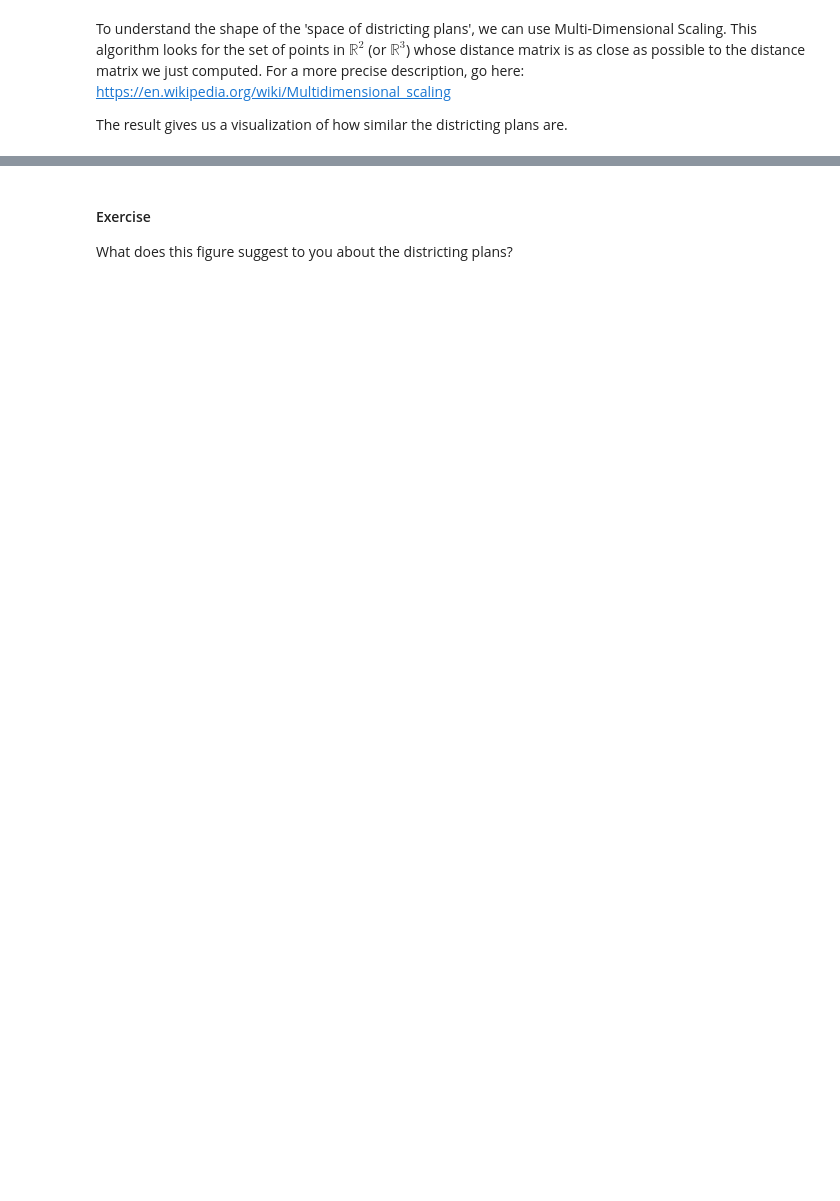
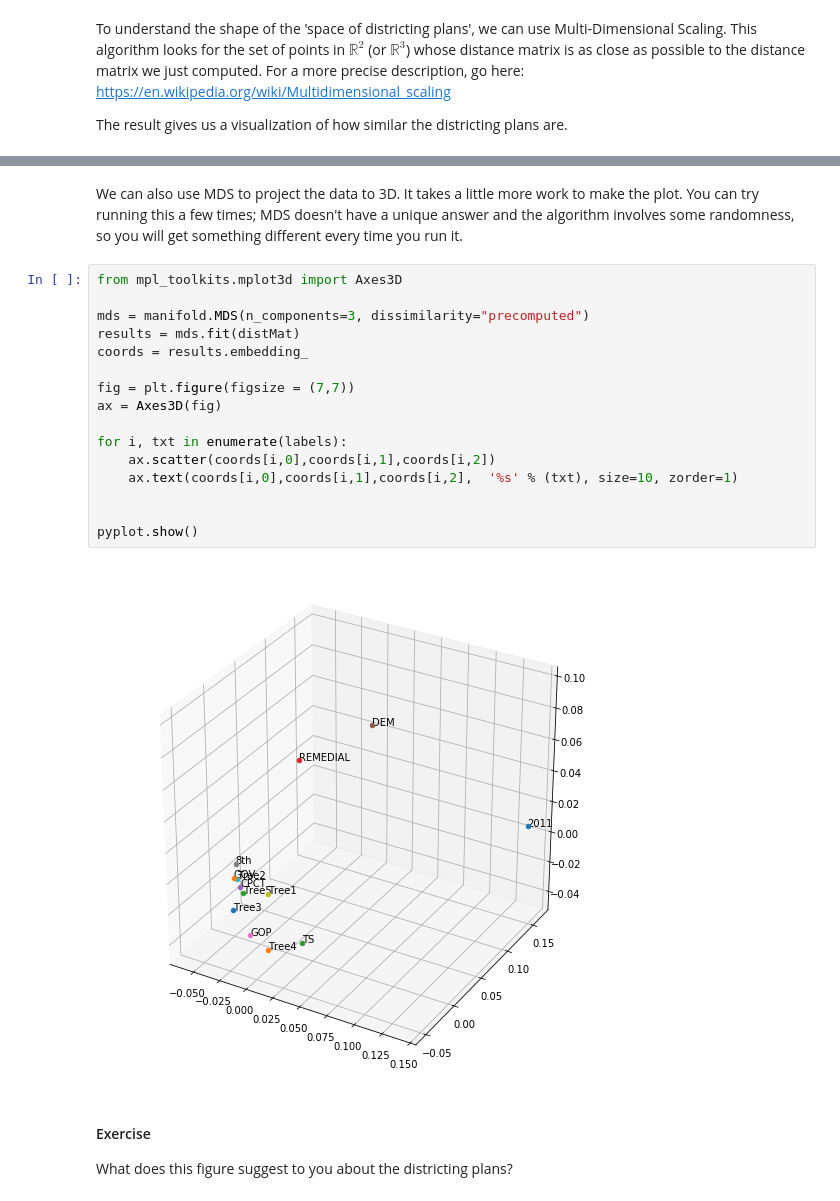
Before and after one commit to trneedham/DistrictingAndTDA, a Jupyter notebook: Notebooks/VRDI_TDADay4.ipynb, the cells around one changed output, grey strips where cells are left out. Cells and saved outputs as stored; diff of their text form; blank space fills up the shorter version.

```diff
--- a/Notebooks/VRDI_TDADay4.ipynb
+++ b/Notebooks/VRDI_TDADay4.ipynb
@@ -595,3 +715,23 @@ for i, txt in enumerate(labels):
+# %% [markdown]
+We can also use MDS to project the data to 3D. It takes a little more work to make the plot. You can try running this a few times; MDS doesn't have a unique answer and the algorithm involves some randomness, so you will get something different every time you run it.
+# %%
+from mpl_toolkits.mplot3d import Axes3D
+
+mds = manifold.MDS(n_components=3, dissimilarity="precomputed")
+results = mds.fit(distMat)
+coords = results.embedding_
+
+fig = plt.figure(figsize = (7,7))
+ax = Axes3D(fig)
+
+for i, txt in enumerate(labels):
+    ax.scatter(coords[i,0],coords[i,1],coords[i,2])
+    ax.text(coords[i,0],coords[i,1],coords[i,2],  '%s' % (txt), size=10, zorder=1)
+
+
+pyplot.show()
+# %% [output]
+[figure, added]
 # %% [markdown]
 #### Exercise
 
```
Also changed, not shown: parts of 19 cells of this notebook, 2 other files.
